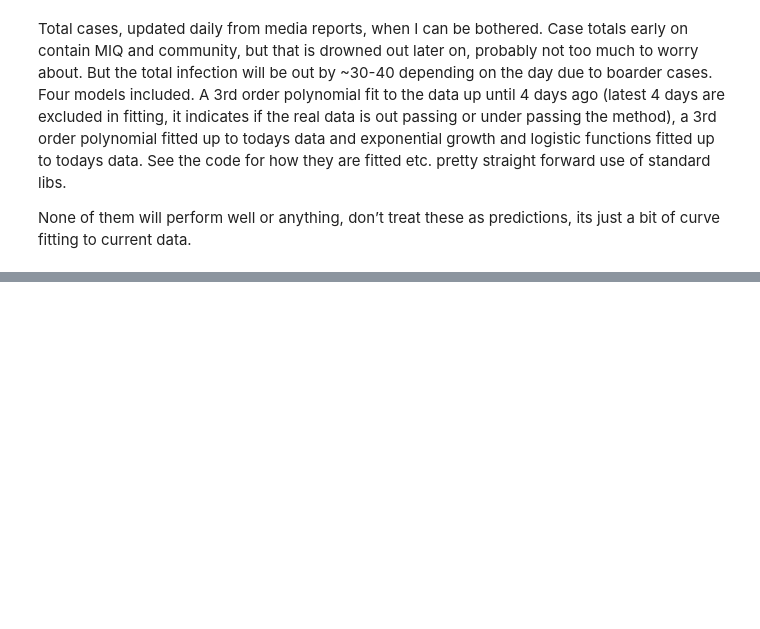
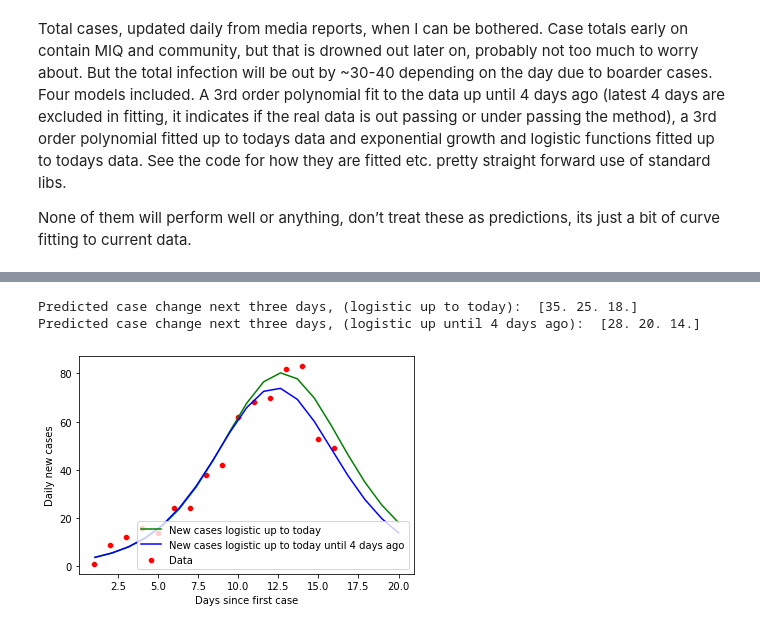
Before and after one commit to westernsci/NZ-covid-outbreak-curve-fitting, a Jupyter notebook: covidCurveFitting.ipynb, the cells around one changed output, grey strips where cells are left out. Saved outputs shown, nothing was run; the diff lists cells and outputs as text; code cells hidden in the pictures; blank space fills up the shorter version.

```diff
--- a/covidCurveFitting.ipynb
+++ b/covidCurveFitting.ipynb
@@ -37,3 +51,15 @@ pred = mod[3]+ predrange*mod[2] + mod[1]*predrange**2 + mod[0]*predrange**3
+# %%
+sb.lineplot(x=predrange[1:], y=np.diff(predlog), color='green', label='New cases logistic up to today')
+sb.lineplot(x=predrange[1:], y=np.diff(predlogold), color='blue', label='New cases logistic up to today until 4 days ago')
+sb.scatterplot(x=daysNZ[1:], y=np.diff(nzT), color='r', label='Data')
+plt.xlabel('Days since first case')
+plt.ylabel('Daily new cases')
+print("Predicted case change next three days, (logistic up to today): ", np.diff(predlog[-4:]).round())
+print("Predicted case change next three days, (logistic up until 4 days ago): ", np.diff(predlogold[-4:]).round())
+# %% [output]
+Predicted case change next three days, (logistic up to today):  [35. 25. 18.]
+Predicted case change next three days, (logistic up until 4 days ago):  [28. 20. 14.]
+[figure, added]
 # %%
 sb.lineplot(x=predrange, y=pred, label='3rd order up to today')
 sb.lineplot(x=predrange, y=predexp, color='blue', label='exp up to today')
```
Also changed, not shown: parts of 7 cells of this notebook.
